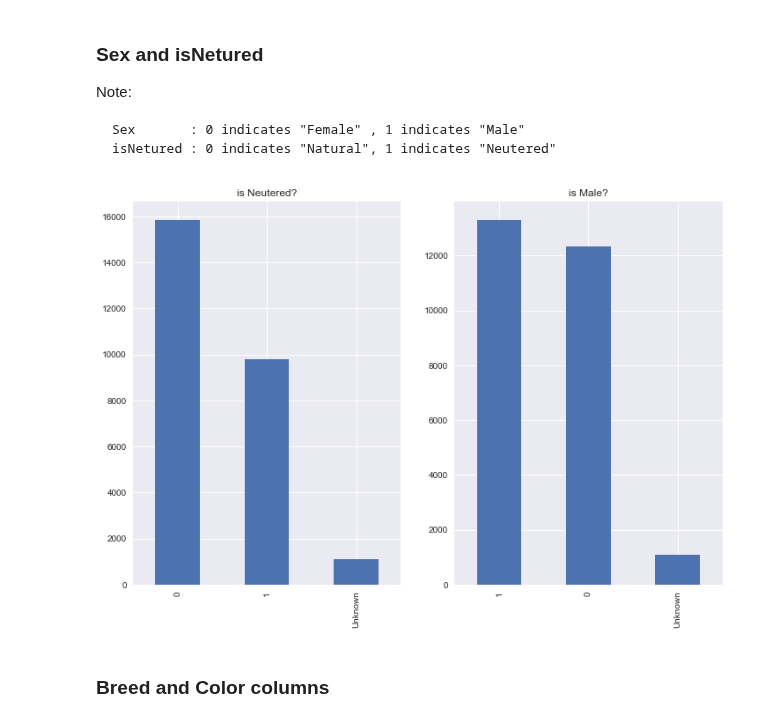
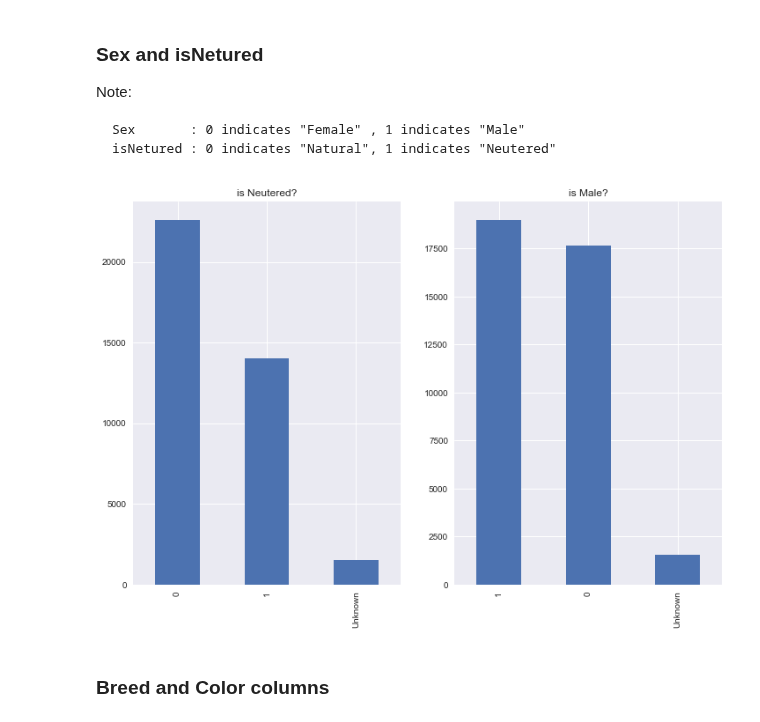
Before and after one commit to pstetz/Kaggle, a Jupyter notebook: in_progress/shelter/1_start.ipynb, the cells around one changed output. Saved outputs shown, nothing was run; the diff lists cells and outputs as text; code cells hidden in the pictures.

```diff
--- a/in_progress/shelter/1_start.ipynb
+++ b/in_progress/shelter/1_start.ipynb
@@ -80,0 +94,2 @@ test.head()
+# %%
+train = train.drop(train[train.SexuponOutcome.isnull()].index)
@@ -187,8 +207,10 @@ def get_sex(x):
         return x
     return int("Male" in x)
 
-train["Sex"] = train.SexuponOutcome.map(get_sex)
-train["isNetured"] = train.SexuponOutcome.map(get_neut)
+full["Sex"] = full.SexuponOutcome.map(get_sex)
+full["isNetured"] = full.SexuponOutcome.map(get_neut)
+
+full = full.drop(["SexuponOutcome"], axis=1)
 # %% [markdown]
 ### Sex and isNetured
 
@@ -199,10 +221,10 @@ Note:
 # %%
 fig, axarr = plt.subplots(1, 2, figsize=(12, 8))
 
-train.isNetured.value_counts().plot(kind="bar", ax=axarr[0], title="is Neutered?")
-_ = train.Sex.value_counts().plot(kind="bar", ax=axarr[1], title="is Male?")
+full.isNetured.value_counts().plot(kind="bar", ax=axarr[0], title="is Neutered?")
+_ = full.Sex.value_counts().plot(kind="bar", ax=axarr[1], title="is Male?")
 # %% [output]
-[figure, old version]
+[figure, new version]
 # %% [markdown]
 ### Breed and Color columns
 # %%
```
Also changed, not shown: parts of 24 cells of this notebook.
